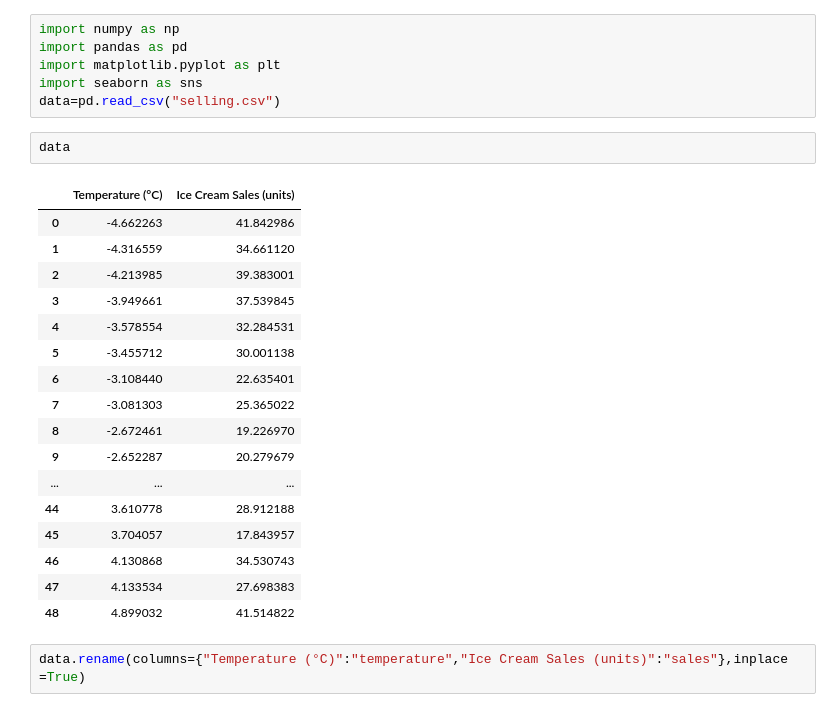
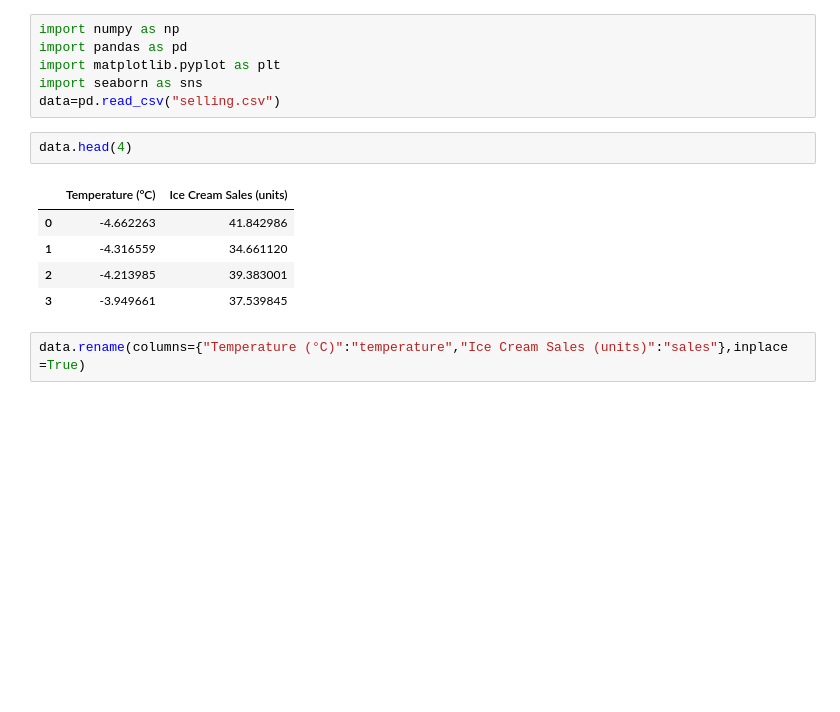
Before and after one commit to Sharafunneesa-pp/Regression-Algorithms, a Jupyter notebook: 3. polynomial regression implementation.ipynb, the cells around one changed output. Cells and saved outputs as stored; diff of their text form; blank space fills up the shorter version.

```diff
--- a/3. polynomial regression implementation.ipynb
+++ b/3. polynomial regression implementation.ipynb
@@ -5,25 +5,13 @@ import matplotlib.pyplot as plt
 import seaborn as sns
 data=pd.read_csv("selling.csv")
 # %%
-data
+data.head(4)
 # %% [output]
 |  | Temperature (°C) | Ice Cream Sales (units) |
 | 0 | -4.662263 | 41.842986 |
 | 1 | -4.316559 | 34.661120 |
 | 2 | -4.213985 | 39.383001 |
 | 3 | -3.949661 | 37.539845 |
-| 4 | -3.578554 | 32.284531 |
-| 5 | -3.455712 | 30.001138 |
-| 6 | -3.108440 | 22.635401 |
-| 7 | -3.081303 | 25.365022 |
-| 8 | -2.672461 | 19.226970 |
-| 9 | -2.652287 | 20.279679 |
-| ... | ... | ... |
-| 44 | 3.610778 | 28.912188 |
-| 45 | 3.704057 | 17.843957 |
-| 46 | 4.130868 | 34.530743 |
-| 47 | 4.133534 | 27.698383 |
-| 48 | 4.899032 | 41.514822 |
 # %%
 data.rename(columns={"Temperature (°C)":"temperature","Ice Cream Sales (units)":"sales"},inplace =True)
 # %%
```
Also changed, not shown: parts of 8 cells of this notebook.
